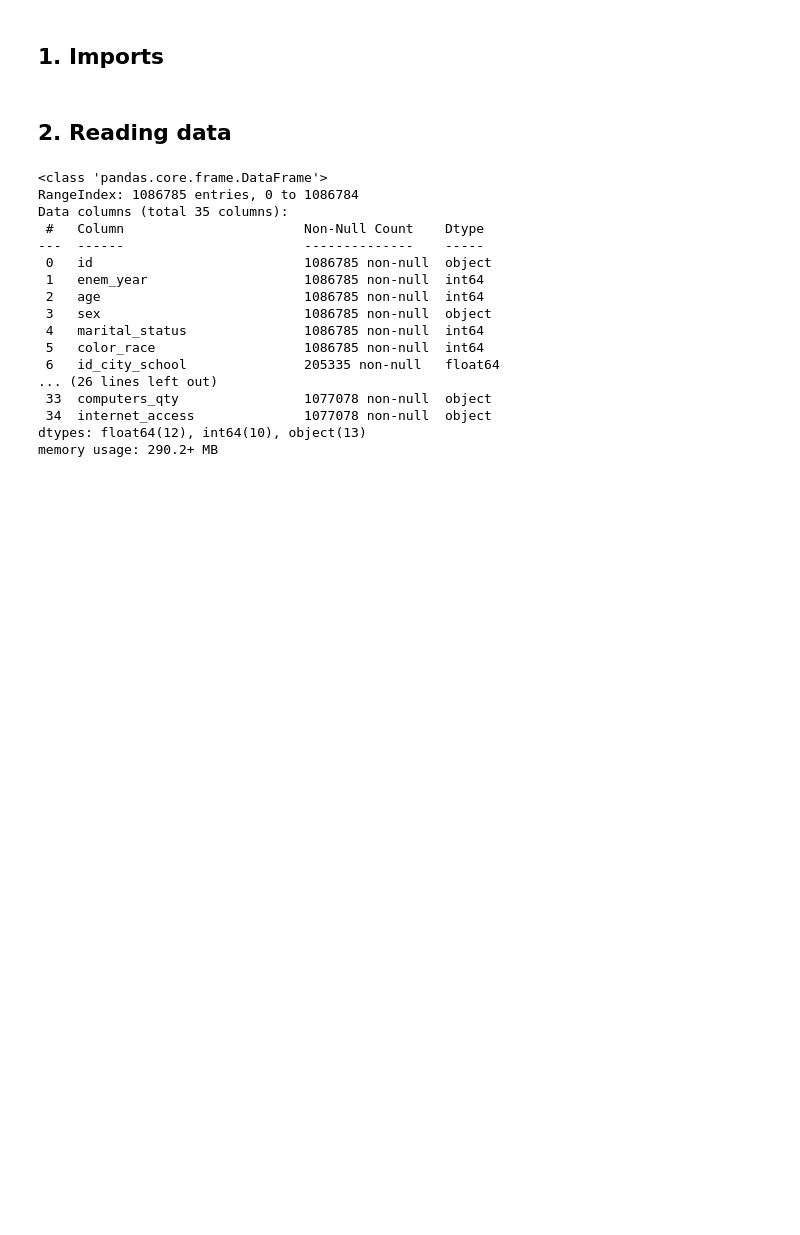
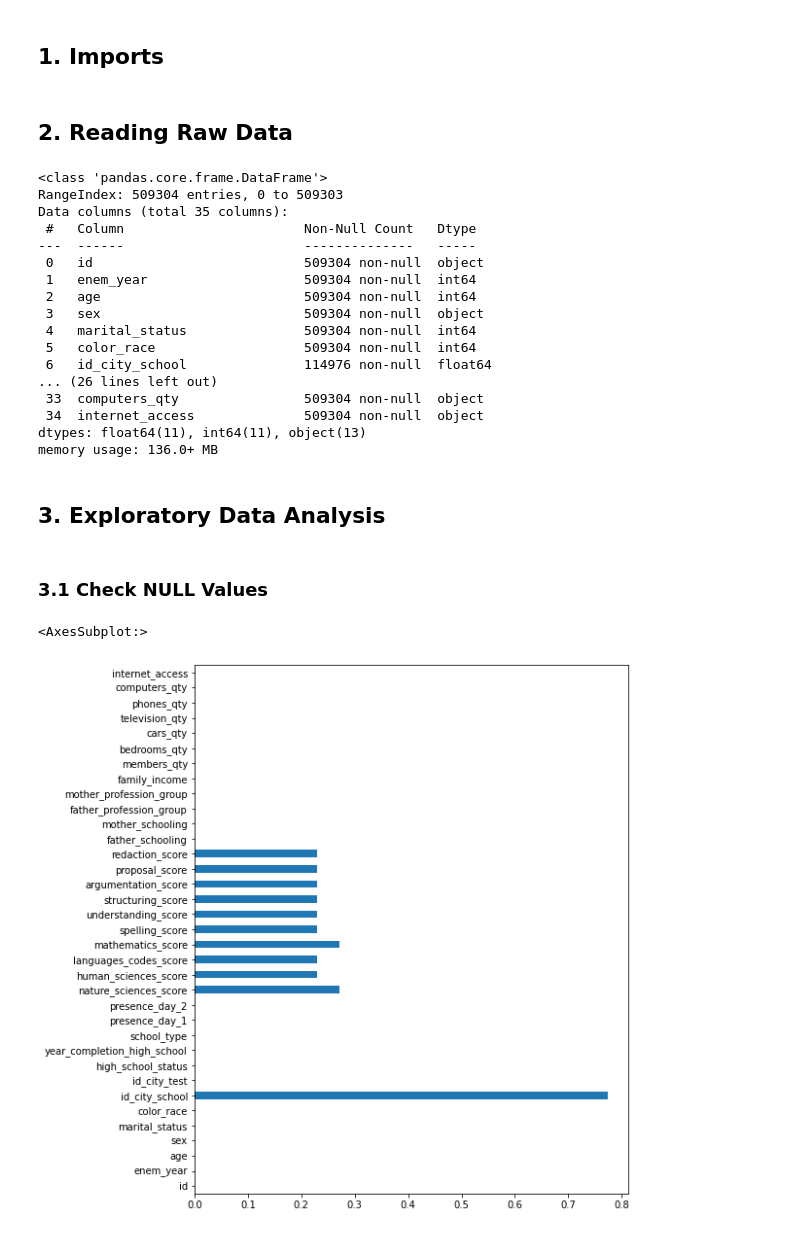
Before and after one commit to Dellonath/educational-data-mining-enem, a Jupyter notebook: notebooks/1.0-exploratory-data-analysis.ipynb, the cells around one changed output. Cells and saved outputs as stored; diff of their text form; code cells hidden in the pictures; blank space fills up the shorter version.

```diff
--- a/notebooks/1.0-exploratory-data-analysis.ipynb
+++ b/notebooks/1.0-exploratory-data-analysis.ipynb
@@ -9,24 +17,33 @@ import matplotlib.pyplot as plt
 pd.set_option('display.max_columns', None)
 # %% [markdown]
-## 2. Reading data
+## 2. Reading Raw Data
 # %%
-data = pd.read_parquet('../data/raw/v0-enem-raw-20220530.parquet')
-data.info()
+raw_data = pd.read_parquet('../data/raw/v1-enem-raw-20220531.parquet')
+raw_data.info()
 # %% [output]
 <class 'pandas.core.frame.DataFrame'>
-RangeIndex: 1086785 entries, 0 to 1086784
+RangeIndex: 509304 entries, 0 to 509303
 Data columns (total 35 columns):
- #   Column                       Non-Null Count    Dtype
----  ------                       --------------    -----
- 0   id                           1086785 non-null  object
- 1   enem_year                    1086785 non-null  int64
- 2   age                          1086785 non-null  int64
- 3   sex                          1086785 non-null  object
- 4   marital_status               1086785 non-null  int64
- 5   color_race                   1086785 non-null  int64
- 6   id_city_school               205335 non-null   float64
+ #   Column                       Non-Null Count   Dtype
+---  ------                       --------------   -----
+ 0   id                           509304 non-null  object
+ 1   enem_year                    509304 non-null  int64
+ 2   age                          509304 non-null  int64
+ 3   sex                          509304 non-null  object
+ 4   marital_status               509304 non-null  int64
+ 5   color_race                   509304 non-null  int64
+ 6   id_city_school               114976 non-null  float64
 ... (26 lines left out)
- 33  computers_qty                1077078 non-null  object
- 34  internet_access              1077078 non-null  object
-dtypes: float64(12), int64(10), object(13)
-memory usage: 290.2+ MB
+ 33  computers_qty                509304 non-null  object
+ 34  internet_access              509304 non-null  object
+dtypes: float64(11), int64(11), object(13)
+memory usage: 136.0+ MB
+# %% [markdown]
+## 3. Exploratory Data Analysis
+# %% [markdown]
+### 3.1 Check NULL Values
+# %%
+(raw_data.isna().sum() / raw_data.shape[0]).plot.barh(figsize = (8, 10))
+# %% [output]
+<AxesSubplot:>
+[figure, added]
```
Also changed, not shown: parts of 6 cells of this notebook, 8 other files.
